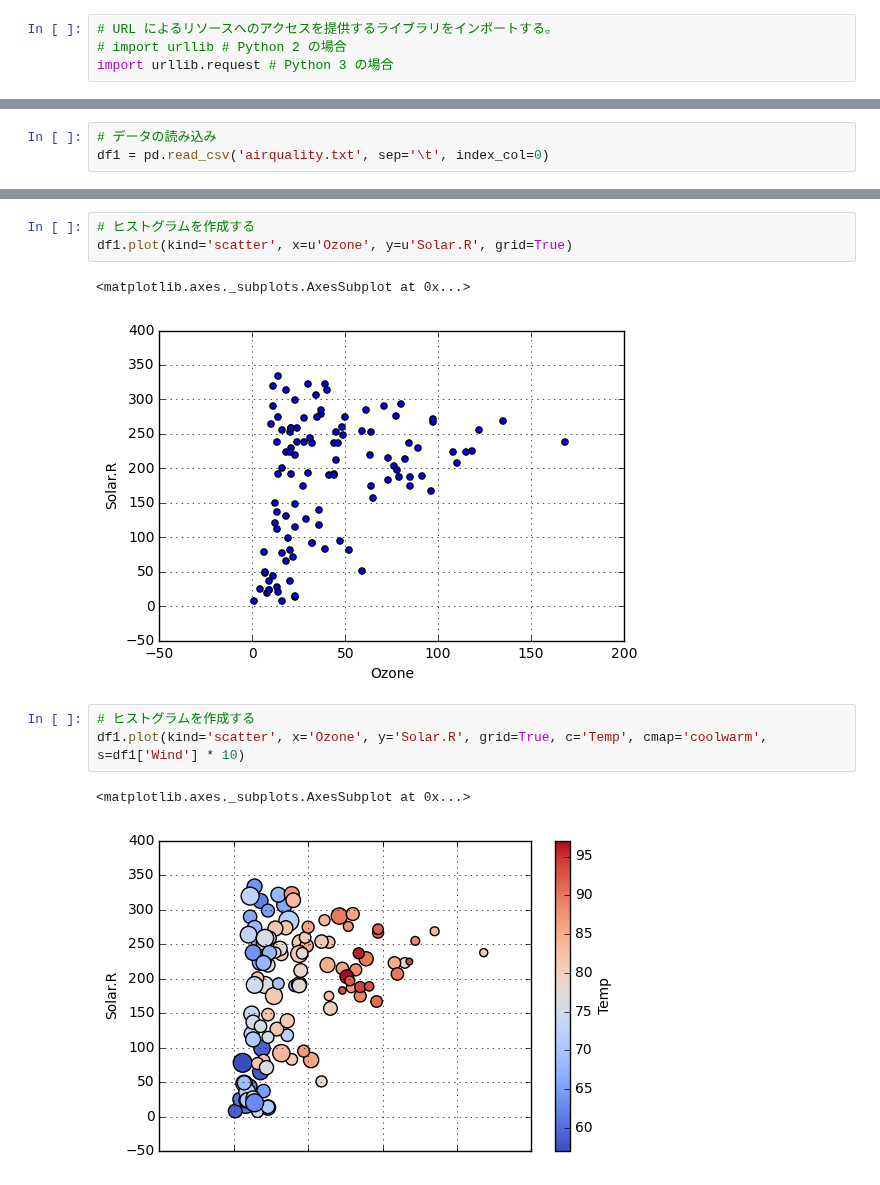
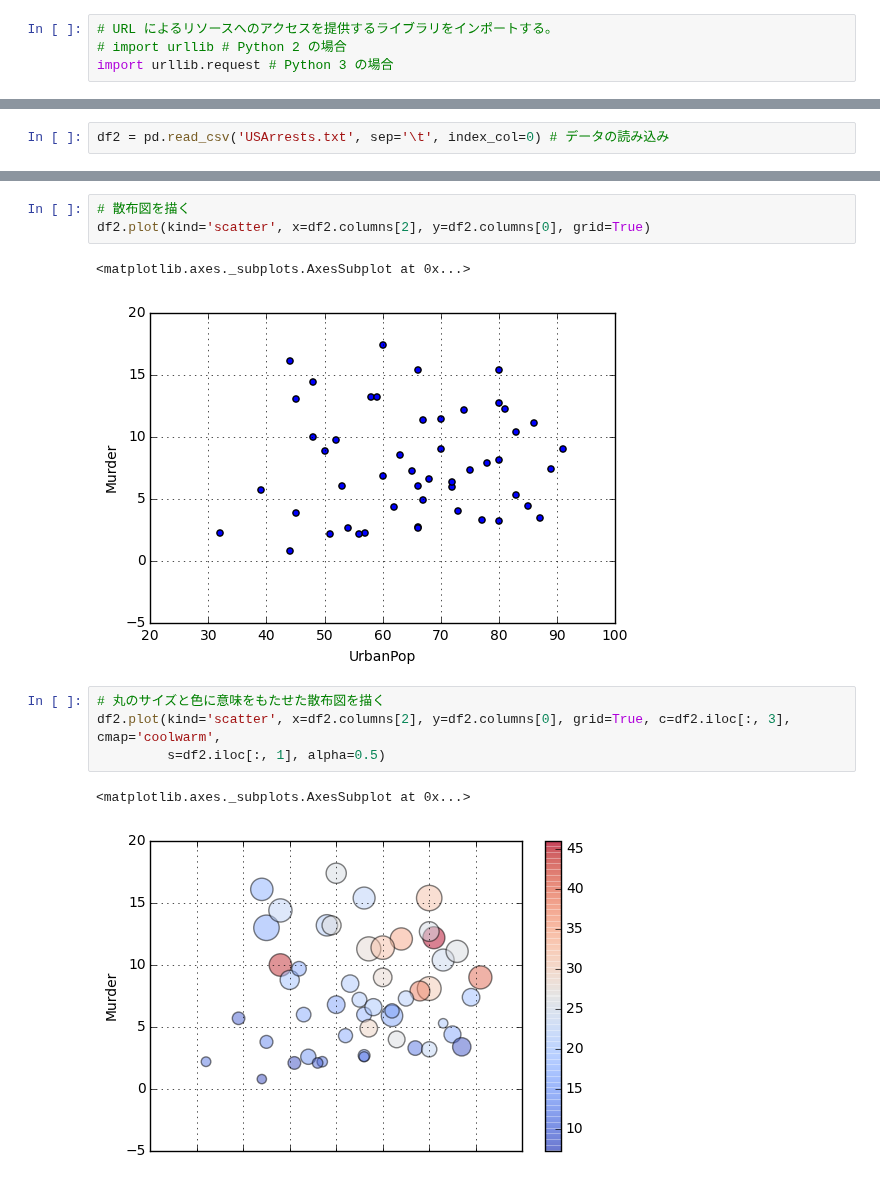
Before and after one commit to maskot1977/ipython_notebook, a Jupyter notebook: 散布図.ipynb, the cells around one changed output, grey strips where cells are left out. Saved outputs shown, nothing was run; the diff lists cells and outputs as text.

```diff
--- a/散布図.ipynb
+++ b/散布図.ipynb
@@ -22,3 +19,2 @@ urllib.request.urlretrieve(url, 'airquality.txt') # Python 3 の場合
 # %%
-# データの読み込み
-df1 = pd.read_csv('airquality.txt', sep='\t', index_col=0)
+df2 = pd.read_csv('USArrests.txt', sep='\t', index_col=0) # データの読み込み
@@ -46,12 +41,13 @@ df1
 # %%
-# ヒストグラムを作成する
-df1.plot(kind='scatter', x=u'Ozone', y=u'Solar.R', grid=True)
+# 散布図を描く
+df2.plot(kind='scatter', x=df2.columns[2], y=df2.columns[0], grid=True)
 # %% [output]
 <matplotlib.axes._subplots.AxesSubplot at 0x...>
-[figure, old version]
+[figure, new version]
 # %%
-# ヒストグラムを作成する
-df1.plot(kind='scatter', x='Ozone', y='Solar.R', grid=True, c='Temp', cmap='coolwarm', s=df1['Wind'] * 10)
+# 丸のサイズと色に意味をもたせた散布図を描く
+df2.plot(kind='scatter', x=df2.columns[2], y=df2.columns[0], grid=True, c=df2.iloc[:, 3], cmap='coolwarm',
+         s=df2.iloc[:, 1], alpha=0.5)
 # %% [output]
 <matplotlib.axes._subplots.AxesSubplot at 0x...>
-[figure, old version]
+[figure, new version]
```
Also changed, not shown: parts of 8 cells of this notebook, 4 other files.
